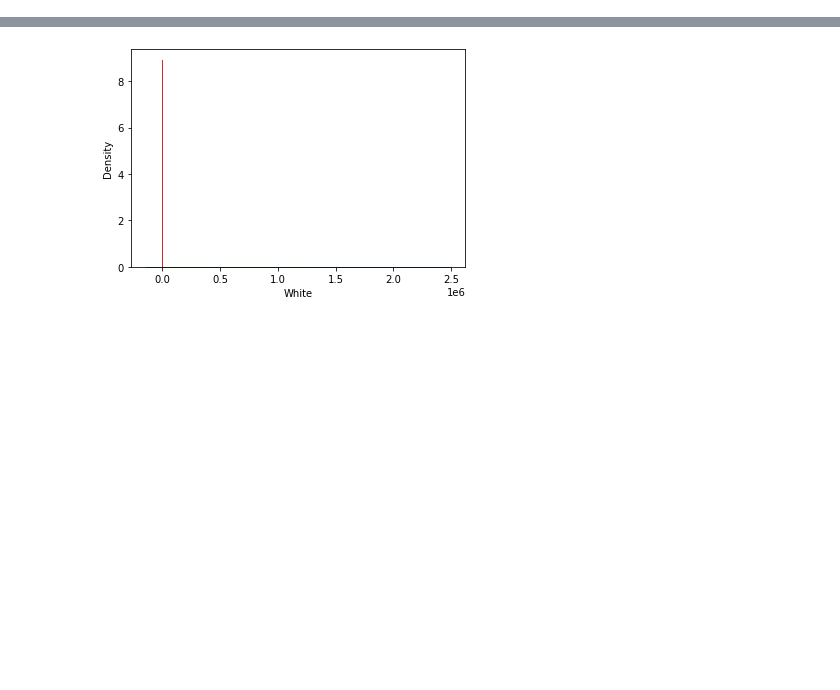
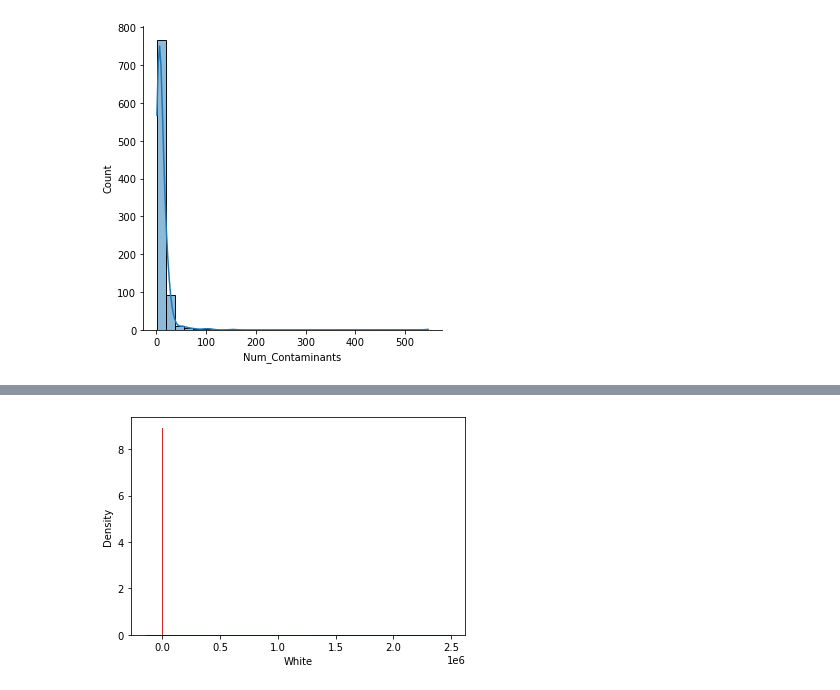
Before and after one commit to jonathantree/Water_Quality_Analysis, a Jupyter notebook: Census_Data_Cleaning/Demographic_Data_EDA.ipynb, the cells around one changed output, grey strips where cells are left out. Saved outputs shown, nothing was run; the diff lists cells and outputs as text; code cells hidden in the pictures; blank space fills up the shorter version.

```diff
--- a/Census_Data_Cleaning/Demographic_Data_EDA.ipynb
+++ b/Census_Data_Cleaning/Demographic_Data_EDA.ipynb
@@ -32,0 +102,5 @@ df.shape
+# %%
+sns.displot(cont_df['Num_Contaminants'],bins=30, kde = True)
+plt.show()
+# %% [output]
+[figure, added]
```
Also changed, not shown: parts of 54 cells of this notebook, 3 other files.
